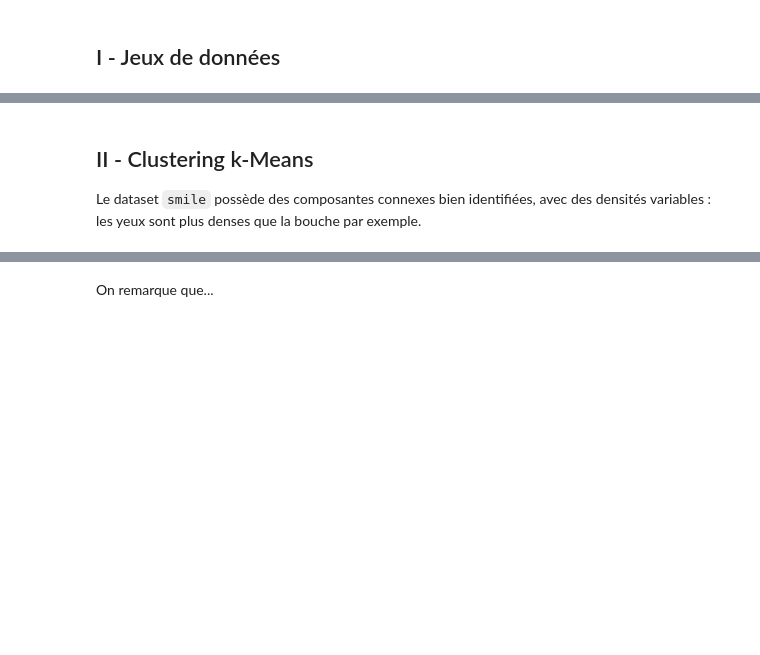
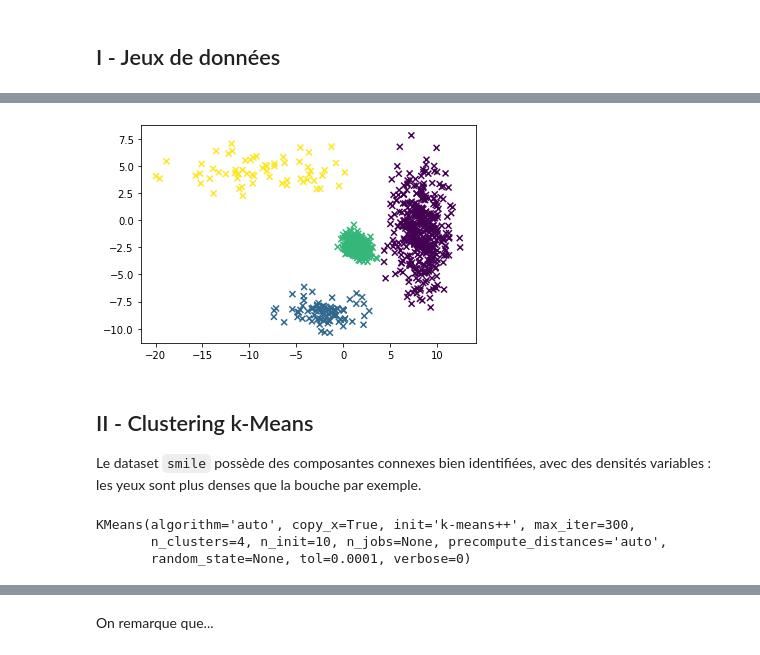
Before and after one commit to MaelPlantec/TP_clustering_19, a Jupyter notebook: tp_clustering.ipynb, the cells around one changed output, grey strips where cells are left out. Cells and saved outputs as stored; diff of their text form; code cells hidden in the pictures; blank space fills up the shorter version.

```diff
--- a/tp_clustering.ipynb
+++ b/tp_clustering.ipynb
@@ -14,3 +18,7 @@ smile = np.array(smile_data)[0]
 # %%
-plt.scatter(smile['a0'], smile['a1'], c=smile['class'], marker='x')
+d2c4_data = arff.loadarff(open('2d-4c-no4.arff', 'rt'))
+d2c4 = np.array(d2c4_data)[0]
+plt.scatter(d2c4['a0'], d2c4['a1'], c=d2c4['class'], marker='x')
 plt.show()
+# %% [output]
+[figure, added]
@@ -34,3 +33,7 @@ square_train = list(zip(square['a0'], square['a1']))
 # %%
-kmeans_square  = cluster.KMeans(n_clusters=len(np.unique(square['class'])), init='k-means++')
-kmeans_square.fit(square_train)
+kmeans_d2c4  = cluster.KMeans(n_clusters=len(np.unique(d2c4['class'])), init='k-means++')
+kmeans_d2c4.fit(d2c4_train)
+# %% [output]
+KMeans(algorithm='auto', copy_x=True, init='k-means++', max_iter=300,
+       n_clusters=4, n_init=10, n_jobs=None, precompute_distances='auto',
+       random_state=None, tol=0.0001, verbose=0)
```
Also changed, not shown: parts of 18 cells of this notebook, 1 other file.
